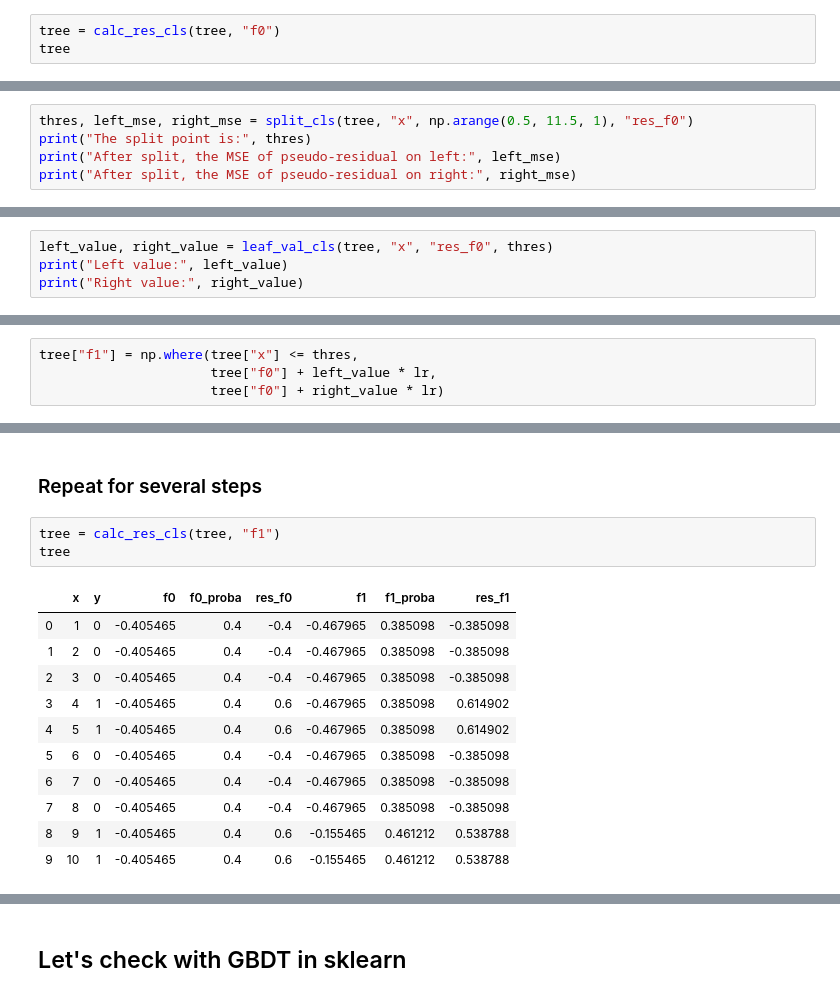
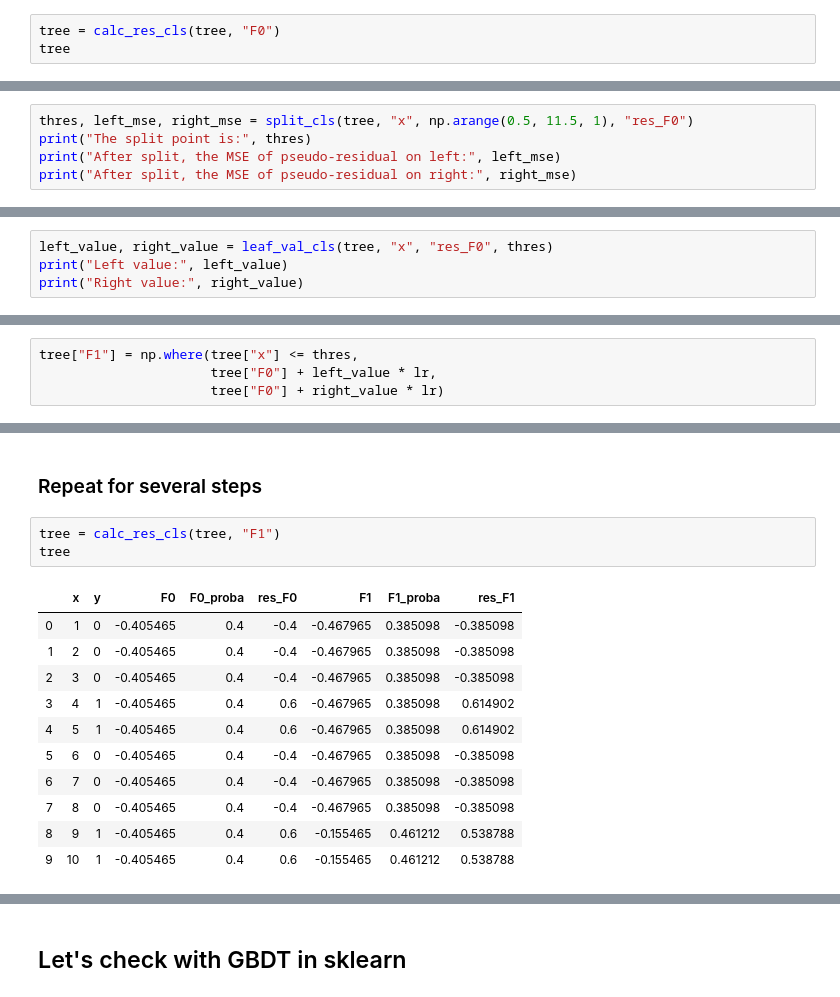
Before and after one commit to SilenceGTX/algorithms, a Jupyter notebook: GBDT.ipynb, the cells around one changed output, grey strips where cells are left out. Cells and saved outputs as stored; diff of their text form.

```diff
--- a/GBDT.ipynb
+++ b/GBDT.ipynb
@@ -134,6 +134,6 @@ tree
 # %% [markdown]
 ### 2. Calc proba & pseudo-residual
 # %%
-tree = calc_res_cls(tree, "f0")
+tree = calc_res_cls(tree, "F0")
 tree
 # %% [output]
@@ -151,7 +151,7 @@ tree
 # %% [markdown]
 ### 3. Find the split point
 # %%
-thres, left_mse, right_mse = split_cls(tree, "x", np.arange(0.5, 11.5, 1), "res_f0")
+thres, left_mse, right_mse = split_cls(tree, "x", np.arange(0.5, 11.5, 1), "res_F0")
 print("The split point is:", thres)
 print("After split, the MSE of pseudo-residual on left:", left_mse)
 print("After split, the MSE of pseudo-residual on right:", right_mse)
@@ -162,7 +162,7 @@ After split, the MSE of pseudo-residual on right: 0.0
 # %% [markdown]
 ### 4. Calc leaf node values
 # %%
-left_value, right_value = leaf_val_cls(tree, "x", "res_f0", thres)
+left_value, right_value = leaf_val_cls(tree, "x", "res_F0", thres)
 print("Left value:", left_value)
 print("Right value:", right_value)
 # %% [output]
@@ -175,9 +175,9 @@ Right value: 2.5
 # %%
 lr = 0.1 # learning rate
 # %%
-tree["f1"] = np.where(tree["x"] <= thres,
-                      tree["f0"] + left_value * lr,
-                      tree["f0"] + right_value * lr)
+tree["F1"] = np.where(tree["x"] <= thres,
+                      tree["F0"] + left_value * lr,
+                      tree["F0"] + right_value * lr)
 # %%
 tree
 # %% [output]
@@ -195,10 +195,10 @@ tree
 # %% [markdown]
 ### Repeat for several steps
 # %%
-tree = calc_res_cls(tree, "f1")
+tree = calc_res_cls(tree, "F1")
 tree
 # %% [output]
-|  | x | y | f0 | f0_proba | res_f0 | f1 | f1_proba | res_f1 |
+|  | x | y | F0 | F0_proba | res_F0 | F1 | F1_proba | res_F1 |
 | 0 | 1 | 0 | -0.405465 | 0.4 | -0.4 | -0.467965 | 0.385098 | -0.385098 |
 | 1 | 2 | 0 | -0.405465 | 0.4 | -0.4 | -0.467965 | 0.385098 | -0.385098 |
 | 2 | 3 | 0 | -0.405465 | 0.4 | -0.4 | -0.467965 | 0.385098 | -0.385098 |
```
Also changed, not shown: parts of 29 cells of this notebook.
